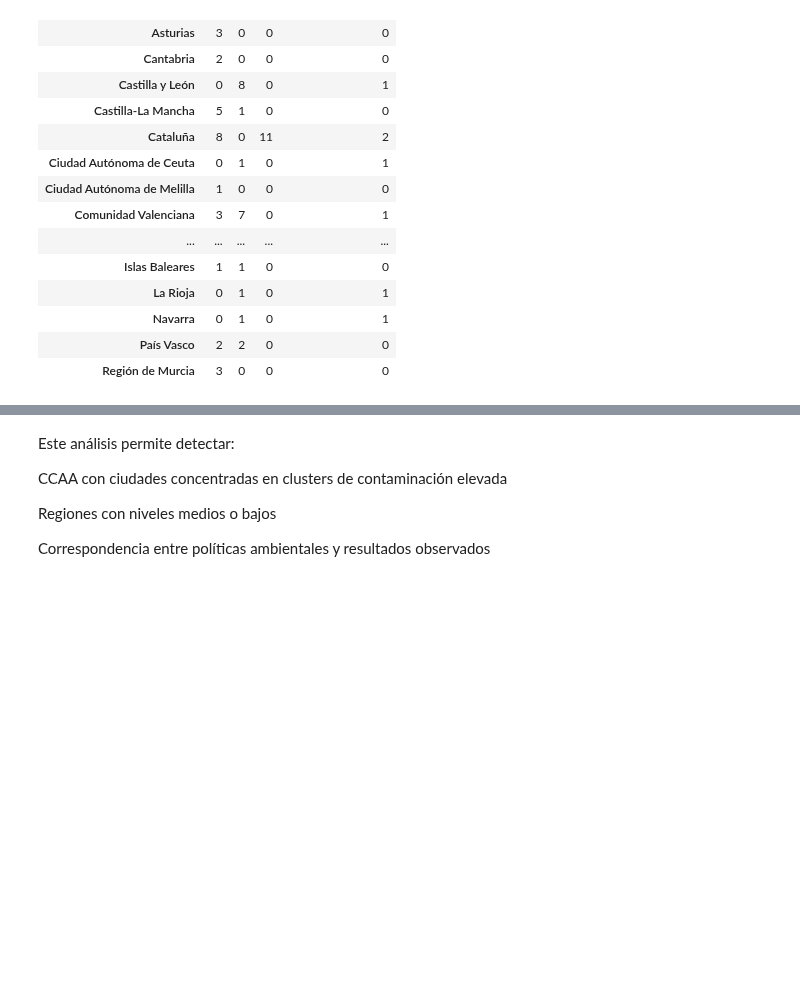
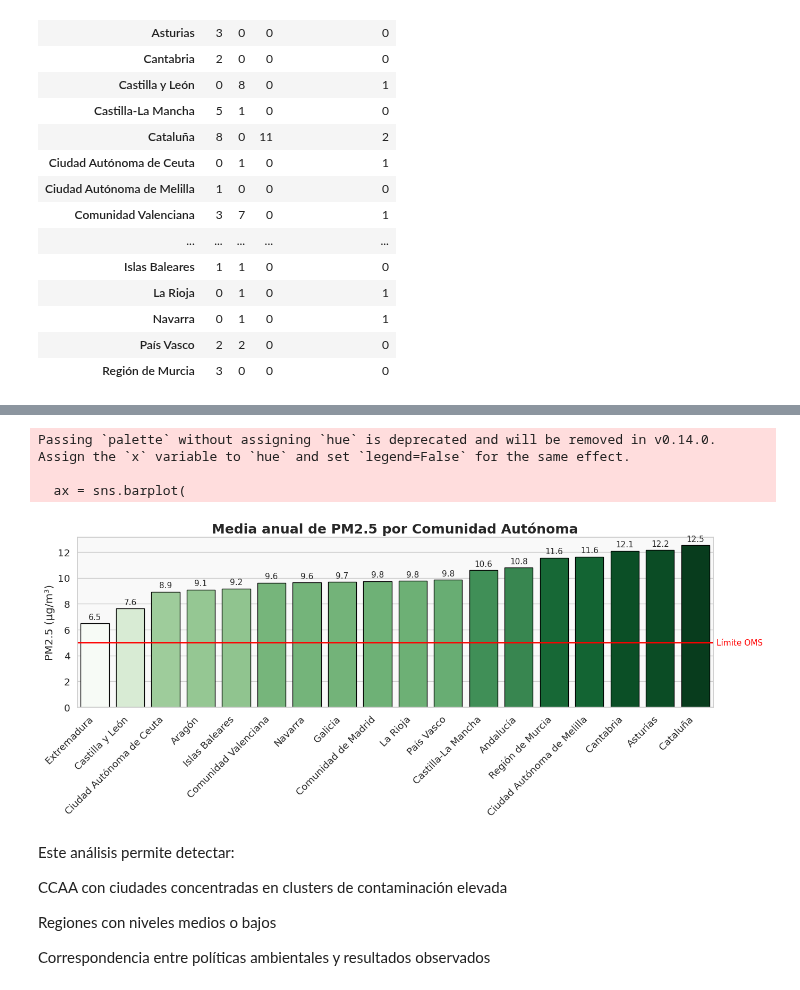
Before and after one commit to angulorojasmariaclaudia-coder/TRABAJO-FINAL-TECNICAS-DE-CIENCIAS-DE-DATOS, a Jupyter notebook: Informe_Final.ipynb, the cells around one changed output, grey strips where cells are left out. Cells and saved outputs as stored; diff of their text form; code cells hidden in the pictures; blank space fills up the shorter version.

```diff
--- a/Informe_Final.ipynb
+++ b/Informe_Final.ipynb
@@ -829,3 +869,66 @@ ValueError:
+# %%
+import matplotlib.pyplot as plt
+import seaborn as sns
+import numpy as np
+
+# -----------------------------
+# 1. Calcular media PM2.5 por CCAA
+# -----------------------------
+cols_pm25 = [c for c in df_final.columns if "PM2.5_" in c]
+df_final["PM25_ciudad"] = df_final[cols_pm25].mean(axis=1)
+
+pm25_ccaa = (
+    df_final.groupby("CCAA")["PM25_ciudad"]
+    .mean()
+    .sort_values()
+    .reset_index()
+)
+
+# -----------------------------
+# 2. Crear paleta continua dependiendo del valor
+# -----------------------------
+# Normalizamos valores para mapearlos a 0–1
+norm = (pm25_ccaa["PM25_ciudad"] - pm25_ccaa["PM25_ciudad"].min()) / \
+       (pm25_ccaa["PM25_ciudad"].max() - pm25_ccaa["PM25_ciudad"].min())
+
+# Colormap verde fuerte para valores altos
+cmap = sns.color_palette("Greens", as_cmap=True)
+
+# Asignar color a cada barra según nivel
+colors = [cmap(v) for v in norm]
+
+# -----------------------------
+# 3. Gráfico con colores intensificados
+# -----------------------------
+plt.figure(figsize=(14,6))
+
+ax = sns.barplot(
+    data=pm25_ccaa,
+    x="CCAA",
+    y="PM25_ciudad",
+    palette=colors,        # <--- AQUÍ VA LA MAGIA
+    edgecolor="black"
+)
+# Línea OMS (5 µg/m³)
+plt.axhline(5, color="red", linestyle="-", linewidth=2)
+plt.text(len(no2_ccaa) -0.4, 4.8,"Límite OMS",
+         color="red",fontsize=11,ha="left")
+
+# Etiquetas encima
+for i, v in enumerate(pm25_ccaa["PM25_ciudad"]):
+    ax.text(i, v + 0.3, f"{v:.1f}", ha='center', fontsize=11)
+
+plt.title("Media anual de PM2.5 por Comunidad Autónoma", fontsize=18, weight="bold")
+plt.xlabel("")
+plt.ylabel("PM2.5 (µg/m³)")
+plt.xticks(rotation=45, ha="right")
+plt.tight_layout()
+plt.show()
+# %% [output]
+Passing `palette` without assigning `hue` is deprecated and will be removed in v0.14.0. Assign the `x` variable to `hue` and set `legend=False` for the same effect.
+
+  ax = sns.barplot(
+[figure, added]
 # %% [markdown]
 Este análisis permite detectar:
 
```
Also changed, not shown: parts of 16 cells of this notebook.
